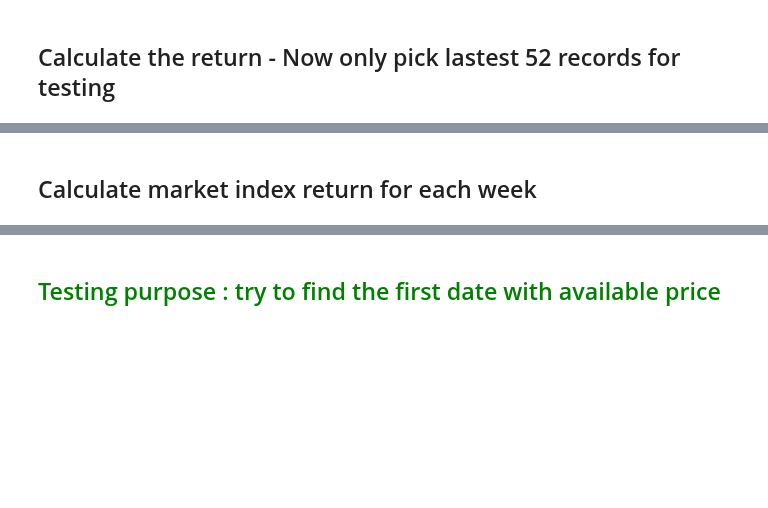
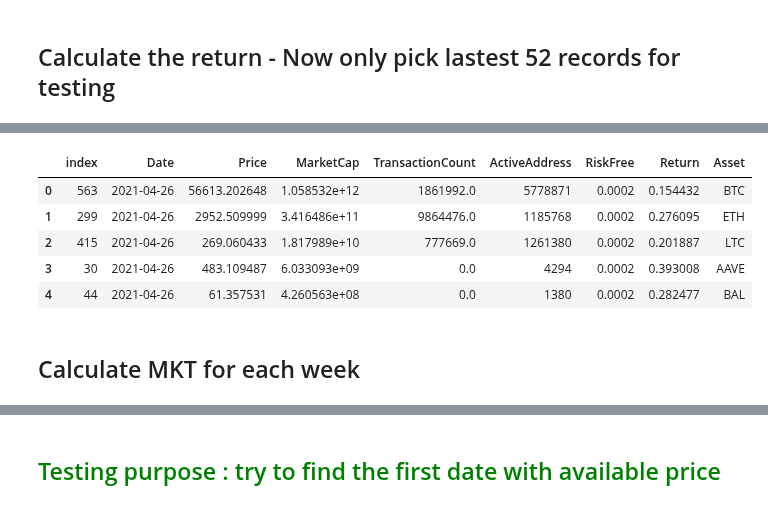
Before and after one commit to PracticumCrypto/C5-Analyzer, a Jupyter notebook: DataPull-MKT_SIZE_Fiona.ipynb, the cells around one changed output, grey strips where cells are left out. Drawn from its saved outputs; the diff is of its cells as text; code cells hidden in the pictures; blank space fills up the shorter version.

```diff
--- a/DataPull-MKT_SIZE_Fiona.ipynb
+++ b/DataPull-MKT_SIZE_Fiona.ipynb
@@ -143,3 +232,12 @@ LTC_All.head()
+# %%
+largeCapSample.head()
+# %% [output]
+|  | index | Date | Price | MarketCap | TransactionCount | ActiveAddress | RiskFree | Return | Asset |
+| 0 | 563 | 2021-04-26 | 56613.202648 | 1.058532e+12 | 1861992.0 | 5778871 | 0.0002 | 0.154432 | BTC |
+| 1 | 299 | 2021-04-26 | 2952.509999 | 3.416486e+11 | 9864476.0 | 1185768 | 0.0002 | 0.276095 | ETH |
+| 2 | 415 | 2021-04-26 | 269.060433 | 1.817989e+10 | 777669.0 | 1261380 | 0.0002 | 0.201887 | LTC |
+| 3 | 30 | 2021-04-26 | 483.109487 | 6.033093e+09 | 0.0 | 4294 | 0.0002 | 0.393008 | AAVE |
+| 4 | 44 | 2021-04-26 | 61.357531 | 4.260563e+08 | 0.0 | 1380 | 0.0002 | 0.282477 | BAL |
 # %% [markdown]
-## Calculate market index return for each week
+## Calculate MKT for each week
 # %%
```
Also changed, not shown: parts of 26 cells of this notebook.
